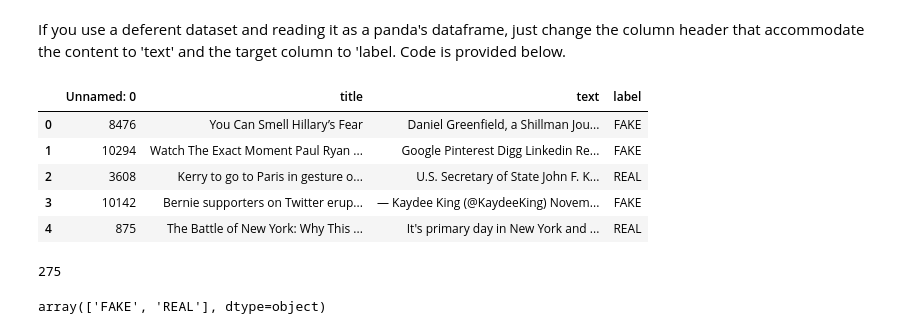
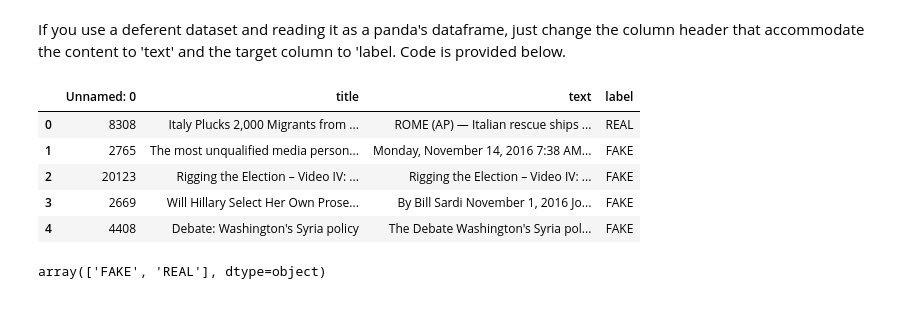
Before and after one commit to uabinf/nlp-group-project-fall-2020-text-document-classification, a Jupyter notebook: notebooks/RoBERT_for_long_DC_seqLen256.ipynb, the cells around one changed output. Saved outputs shown, nothing was run; the diff lists cells and outputs as text; code cells hidden in the pictures.

```diff
--- a/notebooks/RoBERT_for_long_DC_seqLen256.ipynb
+++ b/notebooks/RoBERT_for_long_DC_seqLen256.ipynb
@@ -94,19 +109,17 @@ if not os.path.exists('news.csv'):
 # %%
-df = pd.read_csv('news.csv')
+df = pd.read_csv('../inputs/news_data_groomed.csv')
 df.head()
 # %% [output]
 |  | Unnamed: 0 | title | text | label |
-| 0 | 8476 | You Can Smell Hillary’s Fear | Daniel Greenfield, a Shillman Jou... | FAKE |
-| 1 | 10294 | Watch The Exact Moment Paul Ryan ... | Google Pinterest Digg Linkedin Re... | FAKE |
-| 2 | 3608 | Kerry to go to Paris in gesture o... | U.S. Secretary of State John F. K... | REAL |
-| 3 | 10142 | Bernie supporters on Twitter erup... | — Kaydee King (@KaydeeKing) Novem... | FAKE |
-| 4 | 875 | The Battle of New York: Why This ... | It's primary day in New York and ... | REAL |
+| 0 | 8308 | Italy Plucks 2,000 Migrants from ... | ROME (AP) — Italian rescue ships ... | REAL |
+| 1 | 2765 | The most unqualified media person... | Monday, November 14, 2016 7:38 AM... | FAKE |
+| 2 | 20123 | Rigging the Election – Video IV: ... | Rigging the Election – Video IV: ... | FAKE |
+| 3 | 2669 | Will Hillary Select Her Own Prose... | By Bill Sardi November 1, 2016 Jo... | FAKE |
+| 4 | 4408 | Debate: Washington's Syria policy | The Debate Washington's Syria pol... | FAKE |
 # %%
-# df = df.drop(columns=['Unnamed: 0', 'title'])
-df = df.drop_duplicates(subset = ['text', 'label'])
-print(len(pd.read_csv('news.csv')) - len(df))
+# # df = df.drop(columns=['Unnamed: 0', 'title'])
+# df = df.drop_duplicates(subset = ['text', 'label'])
+# print(len(pd.read_csv('../inputs/news.csv')) - len(df))
-# %% [output]
-275
 # %%
 classes = np.unique(df.label)
 classes
```
Also changed, not shown: parts of 59 cells of this notebook, 10 other files.
